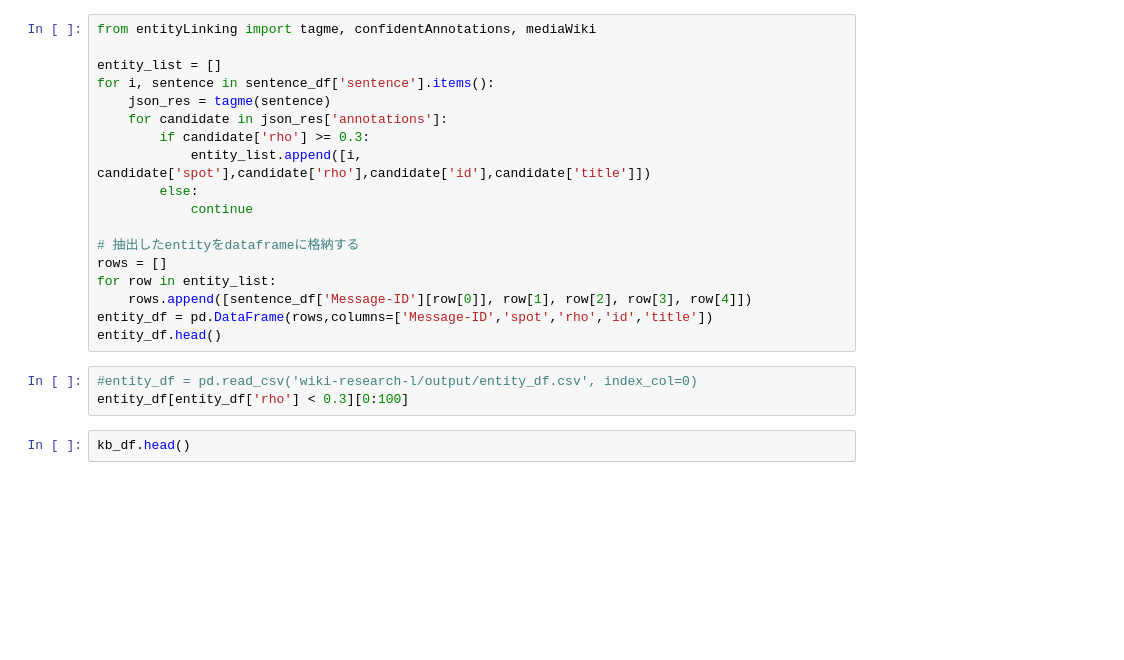
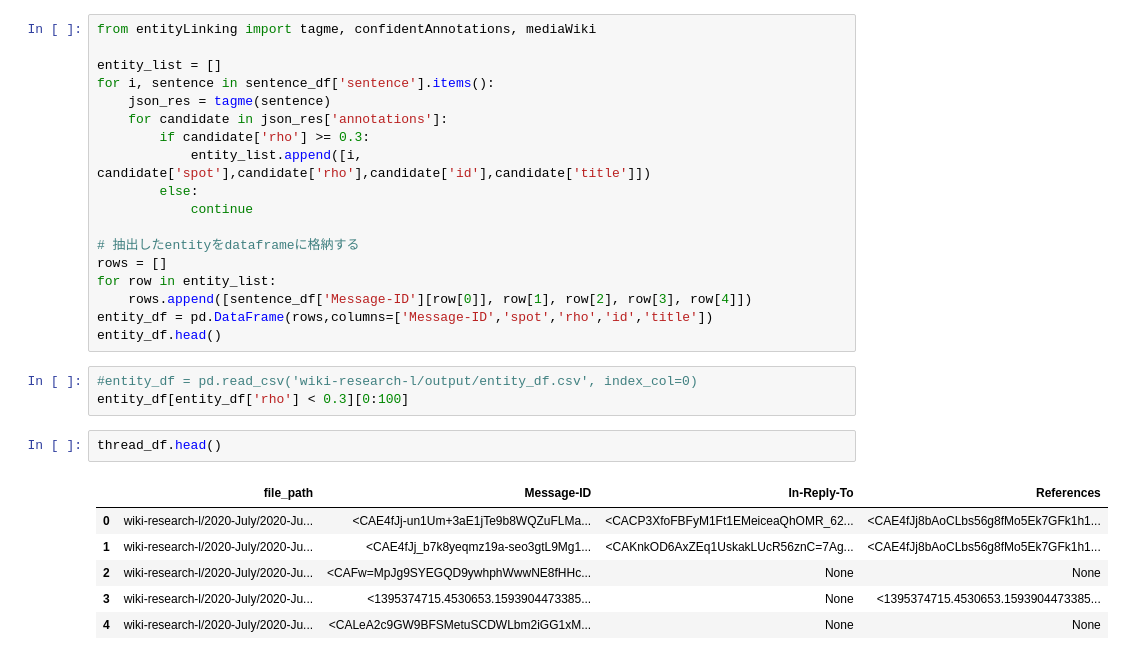
Before and after one commit to oratosa/OpenIE, a Jupyter notebook: main.ipynb, the cells around one changed output. Saved outputs shown, nothing was run; the diff lists cells and outputs as text; blank space fills up the shorter version.

```diff
--- a/main.ipynb
+++ b/main.ipynb
@@ -370,4 +454,11 @@ entity_df.head()
 #entity_df = pd.read_csv('wiki-research-l/output/entity_df.csv', index_col=0)
 entity_df[entity_df['rho'] < 0.3][0:100]
 # %%
-kb_df.head()
+thread_df.head()
+# %% [output]
+|  | file_path | Message-ID | In-Reply-To | References |
+| 0 | wiki-research-l/2020-July/2020-Ju... | <CAE4fJj-un1Um+3aE1jTe9b8WQZuFLMa... | <CACP3XfoFBFyM1Ft1EMeiceaQhOMR_62... | <CAE4fJj8bAoCLbs56g8fMo5Ek7GFk1h1... |
+| 1 | wiki-research-l/2020-July/2020-Ju... | <CAE4fJj_b7k8yeqmz19a-seo3gtL9Mg1... | <CAKnkOD6AxZEq1UskakLUcR56znC=7Ag... | <CAE4fJj8bAoCLbs56g8fMo5Ek7GFk1h1... |
+| 2 | wiki-research-l/2020-July/2020-Ju... | <CAFw=MpJg9SYEGQD9ywhphWwwNE8fHHc... | None | None |
+| 3 | wiki-research-l/2020-July/2020-Ju... | <1395374715.4530653.1593904473385... | None | <1395374715.4530653.1593904473385... |
+| 4 | wiki-research-l/2020-July/2020-Ju... | <CALeA2c9GW9BFSMetuSCDWLbm2iGG1xM... | None | None |
```
Also changed, not shown: parts of 9 cells of this notebook.
